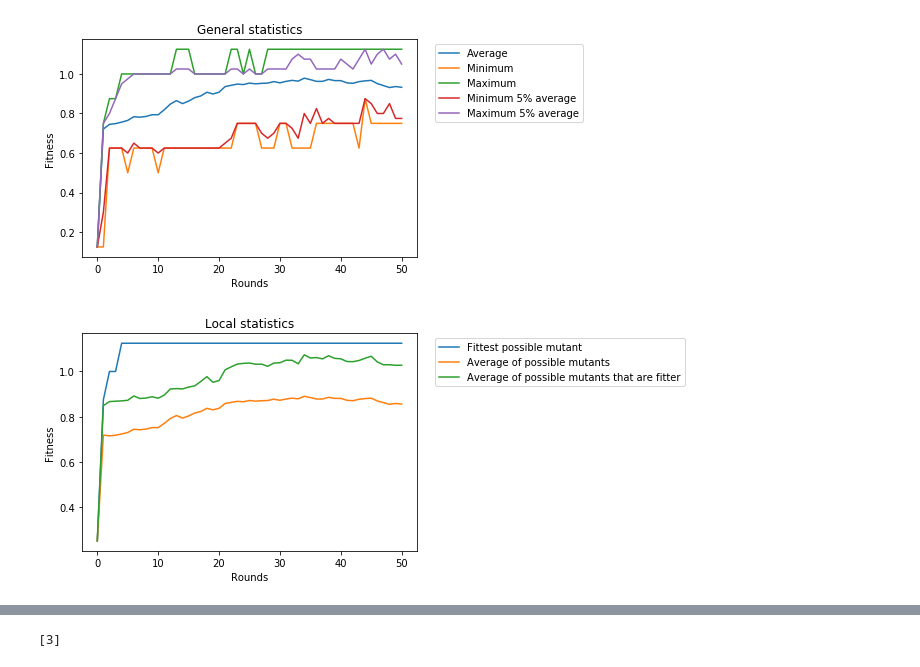
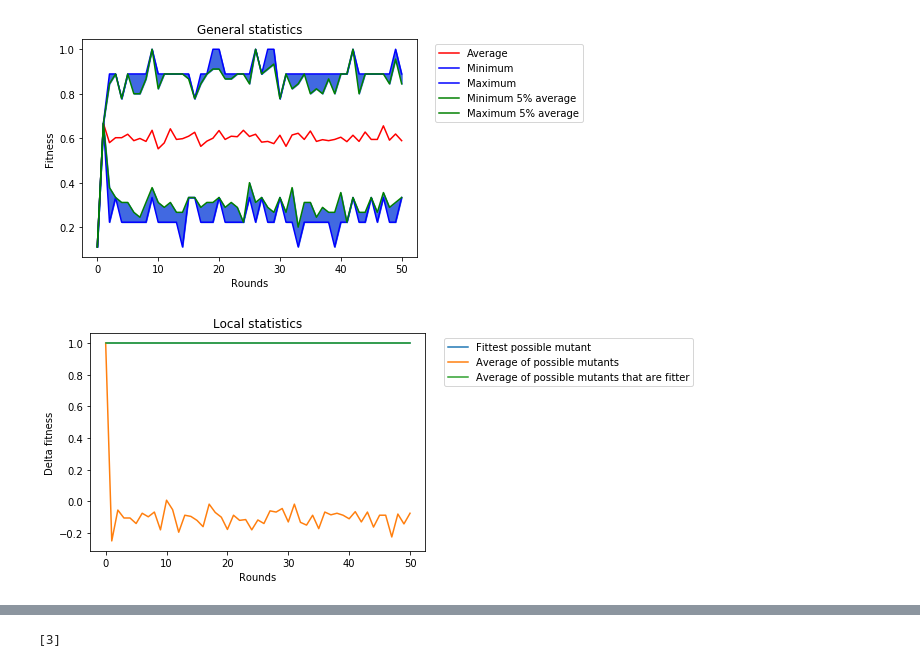
Before and after one commit to strimbu-alexandru/Evolution-Simulator, a Jupyter notebook: EvoSim.ipynb, the cells around one changed output, grey strips where cells are left out. Cells and saved outputs as stored; diff of their text form; code cells hidden in the pictures.

Commit message:
Changed the graphs to show the delta fitness. Split the code into the Simulator module (backend) and the EvoSim notebook for testing and showing the results.

```diff
--- a/EvoSim.ipynb
+++ b/EvoSim.ipynb
@@ -7,19 +0,0 @@ import math
-# %%
-class Clause:
-    def __init__(self, elems, weight):
-        self._elems = elems        #the elements in a clause
-        self._weight = weight      #the weight for each clause
-    def evaluate (self,variables):
-        res = 1
-
-        n = len(self._elems)
-
-        for i in range(0,n):
-            x = abs(self._elems[i]) - 1   # <0 => not; >0 => normal; we start from 1 / -1 (for clause 0)
-            if self._elems[i] < 0 :
-                res *= (1 - variables[x])
-            else:
-                res *= variables[x]
-        return res * self._weight
-    def getWeight(self):
-        return self._weight
@@ -287,20 +0,0 @@ class Population:                        #contains the current population and st
-# %%
-class Simulator:
-    def __init__(self,
-                initial,         #the initial values given to each variable / initial genome
-                probability,     #the probability of a mutation
-                rounds,          #the number of rounds to be considered
-                orgNum,          #the number of organisms
-                clauses):        #the list of clauses
-        self._initial = initial
-        self._probability = probability
-        self._rounds = rounds
-        self._orgNum = orgNum
-        self._clauses = clauses
-        self._population = Population(self._orgNum, self._clauses, self._probability, self._initial)
-
-    def run(self):
-        for i in range (0, rounds):
-            self._population.nextGeneration()
-        self._population.getStats().plotStats()
-        self._population.getLocalStats().plotStats()
@@ -307,20 +3,22 @@ class Simulator:
 # %%
 initial = [0, 0, 0, 0, 0, 0, 0, 0]
-probability = 0.01
+probability = 0.5
 rounds = 50
 orgNum = 100
 clause1 = Clause([1],1)
 clause2 = Clause([2],1)
 clause3 = Clause([3],1)
 clause4 = Clause([4],1)
 clause5 = Clause([5],1)
 clause6 = Clause([6],1)
 clause7 = Clause([7],1)
 clause8 = Clause([8],1)
 clauses = [clause1, clause2, clause3, clause4, clause5, clause6, clause7, clause8]
 
 mySim = Simulator(initial, probability, rounds, orgNum, clauses)
 mySim.run()
+mySim.printStatistics()
+mySim.printLocalStatistics()
 # %% [output]
-[figure, old version]
+[figure, new version]
-[figure, old version]
+[figure, new version]
```
Also changed, not shown: parts of 10 cells of this notebook, 2 other files.
